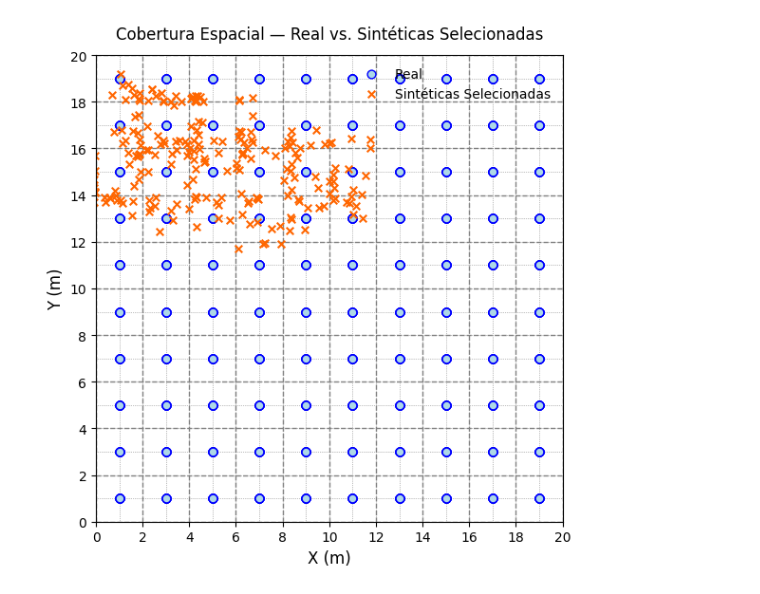
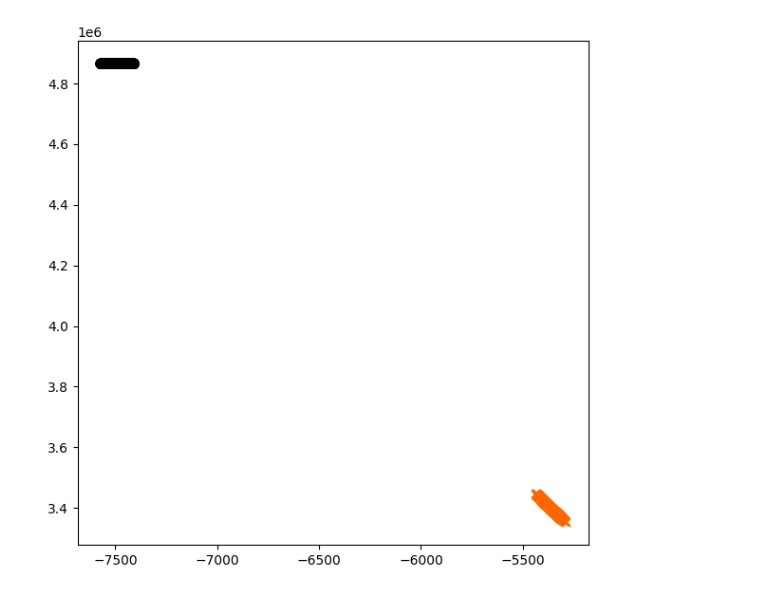
Before and after one commit to oziieljuniior/Gan, a Jupyter notebook: Notebooks/fase3_1/fase3_2.ipynb, the cells around one changed output. Drawn from its saved outputs; the diff is of its cells as text; code cells hidden in the pictures.

```diff
--- a/Notebooks/fase3_1/fase3_2.ipynb
+++ b/Notebooks/fase3_1/fase3_2.ipynb
@@ -118,45 +104,31 @@ df_selected.to_csv("/home/darkcover/Documentos/Gan/Data/df_selected_synthetic.cs
 # %%
-# ================================
-# 6. Logs e Visualizações
-# ================================
-print("Total sintéticas selecionadas:", len(df_selected))
-for zid, total, avg in zone_logs:
-    print(f"Zona {zid:03d}: {total} geradas, D_score médio selecionadas {avg:.3f}")
 
-L, W        = 20, 20
-zone_size   = 2.0
-
+# --------------------------------------------------
+# 5. Visualizações finais
+# --------------------------------------------------
+# 5.1) Cobertura espacial (Figura 6 estilo artigo)
 fig, ax = plt.subplots(figsize=(6,6))
-# Pontos reais: círculos vazados
+# reais: círculos vazados
 ax.scatter(df_real['X'], df_real['Y'],
-           facecolors='lightblue', edgecolors='blue',
-           s=40, label='Real')
-
-# Pontos sintéticos: xis laranja
-ax.scatter(df_selected['X'], df_selected['Y'],
-           marker='x', c='#FF6600',
-           s=30, label='Sintéticas Selecionadas')
-
-# Desenha grid fino tracejado a cada 1 m
-for coord in np.arange(0, L+1, 1):
-    ax.axvline(coord, linestyle=':', linewidth=0.5, color='gray', zorder=0)
-    ax.axhline(coord, linestyle=':', linewidth=0.5, color='gray', zorder=0)
-
-# Delimitações das zonas (a cada 2 m)
-for coord in np.arange(0, L+zone_size, zone_size):
-    ax.axvline(coord, linestyle='--', linewidth=1, color='gray', zorder=0)
-    ax.axhline(coord, linestyle='--', linewidth=1, color='gray', zorder=0)
-
-ax.set_xlim(0, L)
-ax.set_ylim(0, W)
-ax.set_aspect('equal', 'box')
-ax.set_xticks(np.arange(0, L+1, 2))
-ax.set_yticks(np.arange(0, W+1, 2))
-ax.set_xlabel("X (m)", fontsize=12)
-ax.set_ylabel("Y (m)", fontsize=12)
-ax.legend(frameon=False, loc='upper right', fontsize=10)
-ax.set_title("Cobertura Espacial — Real vs. Sintéticas Selecionadas", pad=12)
-
+           facecolors='none', edgecolors='black', s=50, label='Real')
+# sintéticos: xis laranja
+ax.scatter(selected['X'], selected['Y'],
+           marker='x', c='#FF6600', s=40, label='Sintéticas Selecionadas')
+# grid 1 m fino
+#for c in np.arange(0, L+1, 1):
+#    ax.axvline(c, linestyle=':', linewidth=0.5, color='gray', zorder=0)
+#    ax.axhline(c, linestyle=':', linewidth=0.5, color='gray', zorder=0)
+# delimitações 2 m zonas
+#for c in np.arange(0, L+zone_size, zone_size):
+#    ax.axvline(c, linestyle='--', linewidth=1, color='gray', zorder=0)
+#    ax.axhline(c, linestyle='--', linewidth=1, color='gray', zorder=0)
+#ax.set_xlim(0, L); ax.set_ylim(0, W)
+#ax.set_aspect('equal', 'box')
+#ax.set_xticks(np.arange(0, L+1, 2))
+#ax.set_yticks(np.arange(0, W+1, 2))
+#ax.set_xlabel("X (m)"); ax.set_ylabel("Y (m)")
+#ax.legend(frameon=False, loc='upper right')
+#ax.set_title("Cobertura Espacial — Real vs. Sintéticas", pad=12)
 plt.tight_layout()
 plt.show()
 # %% [output]
@@ -180 +135 @@ Zona 093: 3 geradas, D_score médio selecionadas 1.000
-[figure, old version]
+[figure, new version]
```
Also changed, not shown: parts of 9 cells of this notebook, 21 other files.
